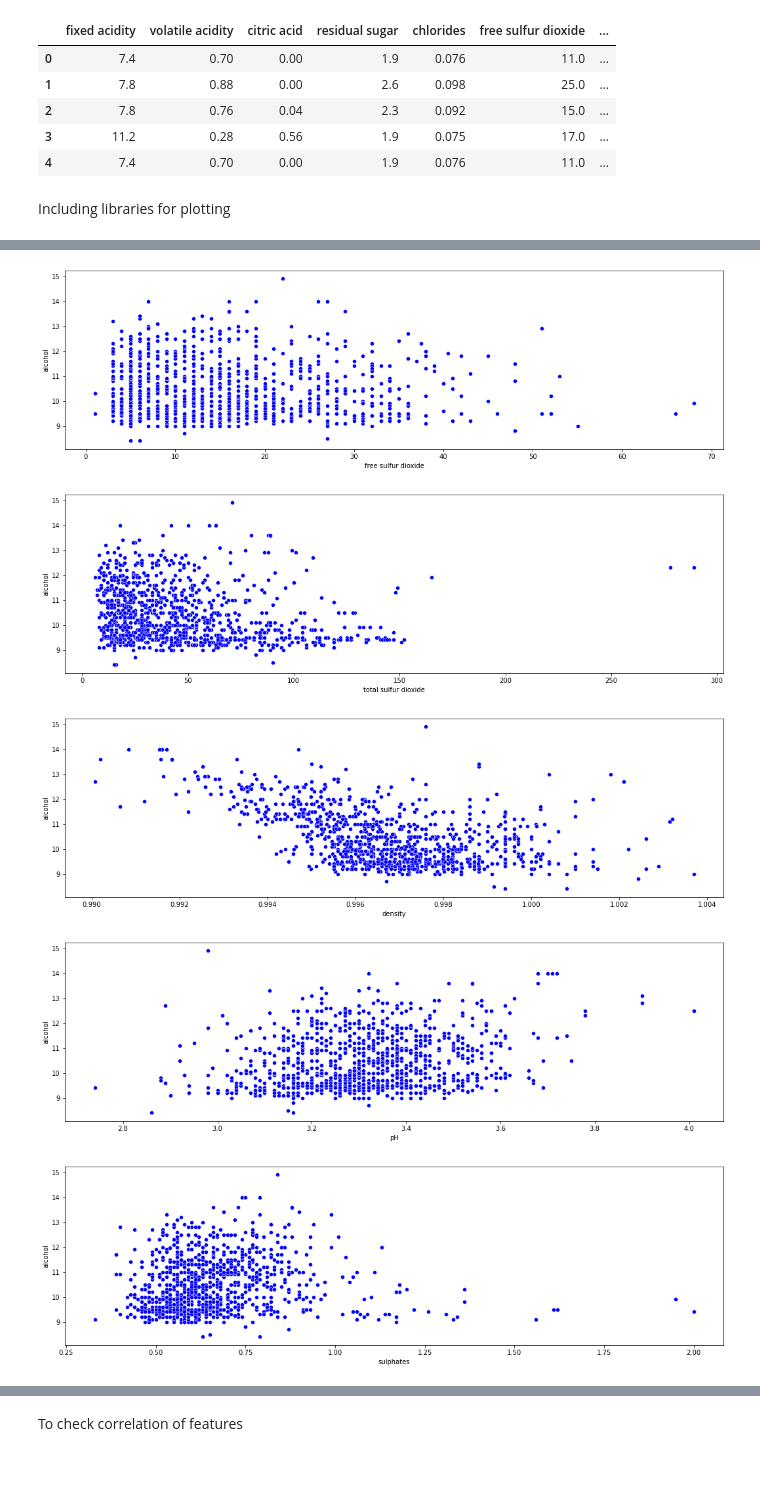
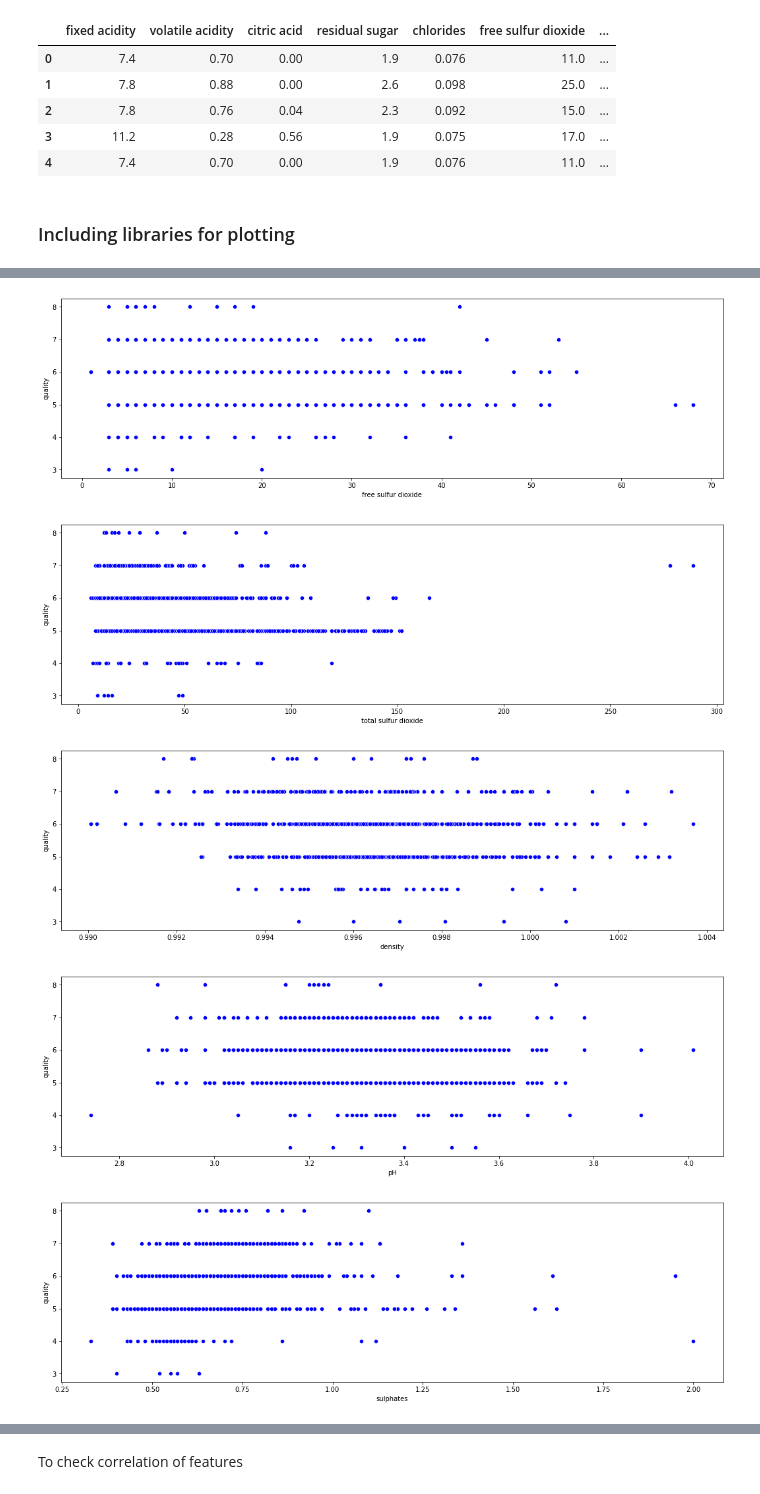
Before and after one commit to ankitbahl85/UCDPA_Ankit-Bahl, a Jupyter notebook: Project V1.ipynb, the cells around one changed output, grey strips where cells are left out. Cells and saved outputs as stored; diff of their text form; code cells hidden in the pictures; blank space fills up the shorter version.

```diff
--- a/Project V1.ipynb
+++ b/Project V1.ipynb
@@ -150,14 +150,14 @@ wine_features=['fixed acidity', 'volatile acidity', 'citric acid', 'residual sug
        'chlorides', 'free sulfur dioxide', 'total sulfur dioxide', 'density',
        'pH', 'sulphates', 'alcohol']
 # %% [markdown]
-Including libraries for plotting
+### Including libraries for plotting
 # %%
 import matplotlib.pyplot as plt
 # %%
 import seaborn as sns
 # %%
-for feature in wine_features:
+for feature in wine_features: # what is the dependency of various factors on qualtiy
     plt.figure(figsize=(18, 5))
-    sns.scatterplot(x=feature,y='alcohol',data=data,color='blue')
+    sns.scatterplot(x=feature,y='quality',data=data,color='blue')
     plt.show()
 # %% [output]
@@ -169,5 +169,5 @@ for feature in wine_features:
-[figure, old version]
+[figure, new version]
-[figure, old version]
+[figure, new version]
-[figure, old version]
+[figure, new version]
-[figure, old version]
+[figure, new version]
-[figure, old version]
+[figure, new version]
```
Also changed, not shown: parts of 21 cells of this notebook, 1 other file.
